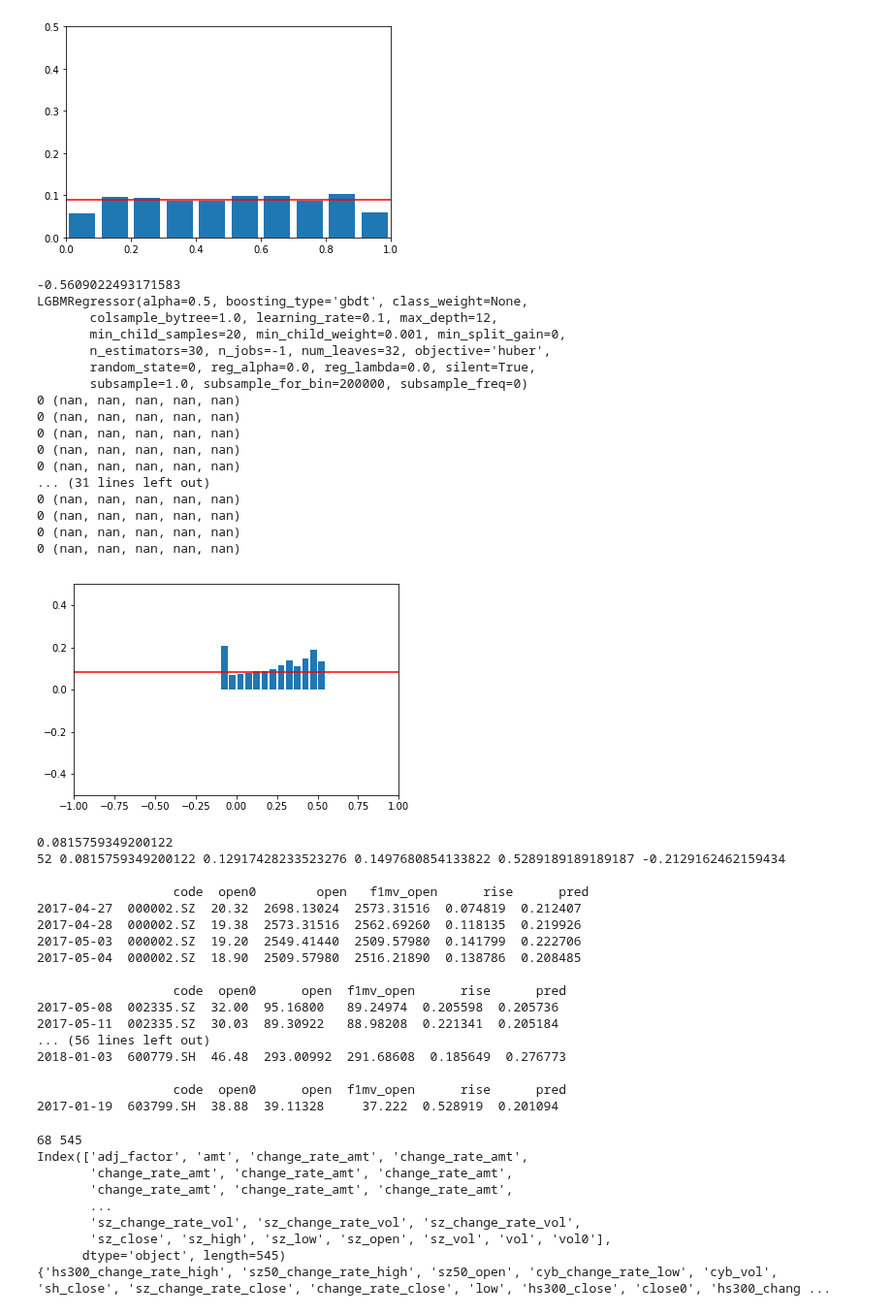
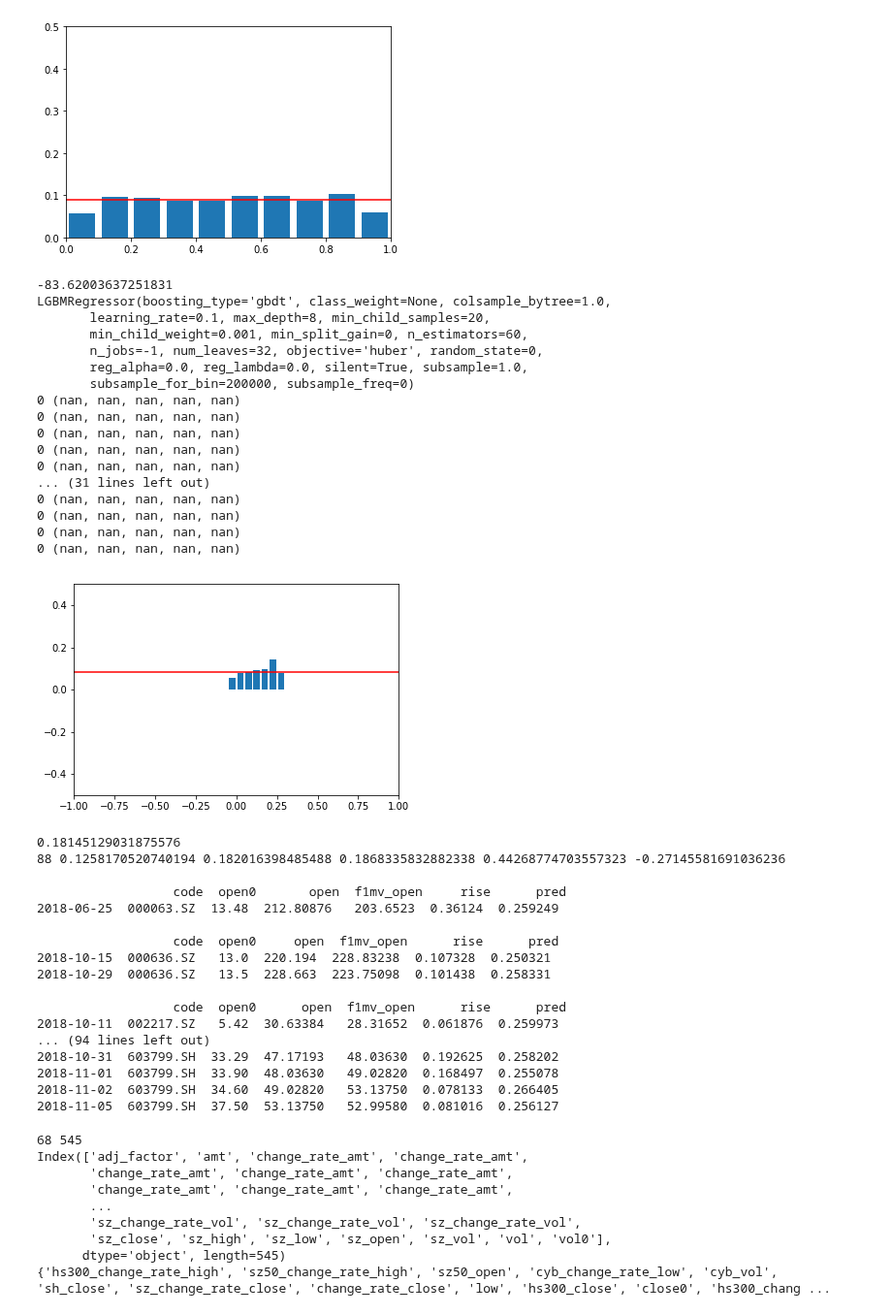
Before and after one commit to Bantorra0/Quant, a Jupyter notebook: test_clf.ipynb, the cells around one changed output. Shown at 97% size. Cells and saved outputs as stored; diff of their text form; code cells hidden in the pictures.

Commit message:
Update and try different objectives and parameters.

```diff
--- a/test_clf.ipynb
+++ b/test_clf.ipynb
@@ -233,17 +233,17 @@ for code, df in df_combined[cond].groupby("code"):
 2017-05-23  603799.SH   42.7  42.9562    42.5035  0.379645  0.730326
 # %%
 
-k = 100
+k = 15
 models["model_l_high_reg"] = lgbm.LGBMRegressor(
-    n_estimators=30, num_leaves=32,
-    max_depth=12,
+    n_estimators=60, num_leaves=32,
+    max_depth=8,
     random_state=0,
     min_child_samples=20,
     min_split_gain=0,
     learning_rate=0.1,
     # min_child_weight=0,
     objective = "huber",
-    alpha = 0.5
+    # alpha = 0.5
     # reg_lambda=1e-5
 )
 # %%
@@ -260,10 +260,5 @@ models["model_l_high_reg"] = lgbm.LGBMRegressor(
 # )
 
 sample_weight = np.abs(Y_train[ycol])
-sample_weight = sample_weight/np.mean(sample_weight)
-
-t1 = time.time()
-models["model_l_high_reg"].fit(X_train, Y_train[ycol],sample_weight=sample_weight)
-# models["model_l_high_reg"].fit(X_train, Y_train[ycol])
-t2 = time.time()
-print(t2-t1)
+sample_weight = sample_weight/np.mean(sample_weight)+1
+# print(sample_weight)
@@ -271,0 +265,8 @@ print(t2-t1)
+# %%
+
+t1 = time.time()
+models["model_l_high_reg"].fit(X_train, k*Y_train[ycol],\
+                                         sample_weight=sample_weight)
+# models["model_l_high_reg"].fit(X_train, Y_train[ycol])
+t2 = time.time()
+print(t2-t1)
@@ -277,9 +280,9 @@ print(models["model_l_high_reg"].score(X_test,Y_test[ycol]))
 53.545000076293945
 # %%
 stacker = lgbm.LGBMClassifier(
-    n_estimators=30, num_leaves=64,
+    n_estimators=60, num_leaves=32,
     scale_pos_weight=1,
-    max_depth=16,
+    max_depth=8,
     random_state=0,
     min_child_samples=20,
     min_split_gain=0.5,
@@ -389,7 +392,7 @@ plt.show()
 12 (0.060183483249202585, 0.03594701038310055, 0.12049318951641502, 0.3700854700854703, -0.10079184002147368)
 [figure]
 # %%
-Y_test_pred_reg ={ycol: models["model_l_high_reg"].predict(X_test)}
+Y_test_pred_reg ={ycol: models["model_l_high_reg"].predict(X_test)/k}
 print(models["model_l_high_reg"].score(X_test,Y_test[ycol]))
 print(models["model_l_high_reg"])
 
@@ -409,44 +412,44 @@ for i in range(-n,n):
     p1 = (i+1)*interval
     cond=(p0 < Y_test_pred_reg[ycol]) & (Y_test_pred_reg[ycol] <=p1)
     cnt1.append(sum(cond))
     y1.append((Y_test[ycol2][cond].mean(), Y_test[ycol2][cond].median(),
                Y_test[ycol2][cond].std(),Y_test[ycol2][cond].max(),Y_test[
                    ycol2][cond].min()))
 for c,p in zip(cnt1,y1):
     print(c,p)
 
 plt.bar(np.arange(-n,n)*interval+interval/2,[mean for mean,_, _,_,_ in y1],
         width=0.8*interval)
 
 x0 = np.arange(-n,n+1)*interval
 y0 = np.ones(x0.shape)* Y_test[ycol2].mean()
 plt.plot(x0,y0,color='r')
 # plt.plot(x,y1,color='r')
 plt.xlim(-1,1)
 plt.ylim(-0.5,0.5)
 plt.show()
 # %% [output]
--0.5609022493171583
-LGBMRegressor(alpha=0.5, boosting_type='gbdt', class_weight=None,
-       colsample_bytree=1.0, learning_rate=0.1, max_depth=12,
-       min_child_samples=20, min_child_weight=0.001, min_split_gain=0,
-       n_estimators=30, n_jobs=-1, num_leaves=32, objective='huber',
-       random_state=0, reg_alpha=0.0, reg_lambda=0.0, silent=True,
-       subsample=1.0, subsample_for_bin=200000, subsample_freq=0)
+-83.62003637251831
+LGBMRegressor(boosting_type='gbdt', class_weight=None, colsample_bytree=1.0,
+       learning_rate=0.1, max_depth=8, min_child_samples=20,
+       min_child_weight=0.001, min_split_gain=0, n_estimators=60,
+       n_jobs=-1, num_leaves=32, objective='huber', random_state=0,
+       reg_alpha=0.0, reg_lambda=0.0, silent=True, subsample=1.0,
+       subsample_for_bin=200000, subsample_freq=0)
 0 (nan, nan, nan, nan, nan)
 0 (nan, nan, nan, nan, nan)
 0 (nan, nan, nan, nan, nan)
 0 (nan, nan, nan, nan, nan)
 0 (nan, nan, nan, nan, nan)
 ... (31 lines left out)
 0 (nan, nan, nan, nan, nan)
 0 (nan, nan, nan, nan, nan)
 0 (nan, nan, nan, nan, nan)
 0 (nan, nan, nan, nan, nan)
-[figure, old version]
+[figure, new version]
 # %%
-cond = Y_test_pred_reg[ycol]>0.2
-print(Y_test[ycol][cond].mean())
+cond = Y_test_pred_reg[ycol]>0.25
+print(Y_test[ycol2][cond].mean())
 print(sum(cond),Y_test[ycol][cond].mean(), Y_test[ycol][cond].median(),Y_test[ycol][cond].std(),Y_test[ycol][cond].max(),Y_test[ycol][cond].min())
 
 df_combined = df_all.loc[test_date_idx][["code","open0","open","f1mv_open"]]
@@ -455,23 +458,23 @@ df_combined["pred"] = Y_test_pred_reg[ycol].copy()
 for code, df in df_combined[cond].groupby("code"):
     print("\n",df)
 # %% [output]
-0.0815759349200122
-52 0.0815759349200122 0.12917428233523276 0.1497680854133822 0.5289189189189187 -0.2129162462159434
+0.18145129031875576
+88 0.1258170520740194 0.182016398485488 0.1868335832882338 0.44268774703557323 -0.27145581691036236
 
-                  code  open0        open   f1mv_open      rise      pred
-2017-04-27  000002.SZ  20.32  2698.13024  2573.31516  0.074819  0.212407
-2017-04-28  000002.SZ  19.38  2573.31516  2562.69260  0.118135  0.219926
-2017-05-03  000002.SZ  19.20  2549.41440  2509.57980  0.141799  0.222706
-2017-05-04  000002.SZ  18.90  2509.57980  2516.21890  0.138786  0.208485
+                  code  open0       open  f1mv_open     rise      pred
+2018-06-25  000063.SZ  13.48  212.80876   203.6523  0.36124  0.259249
+
+                  code  open0     open  f1mv_open      rise      pred
+2018-10-15  000636.SZ   13.0  220.194  228.83238  0.107328  0.250321
+2018-10-29  000636.SZ   13.5  228.663  223.75098  0.101438  0.258331
 
                   code  open0      open  f1mv_open      rise      pred
-2017-05-08  002335.SZ  32.00  95.16800   89.24974  0.205598  0.205736
-2017-05-11  002335.SZ  30.03  89.30922   88.98208  0.221341  0.205184
-... (56 lines left out)
-2018-01-03  600779.SH  46.48  293.00992  291.68608  0.185649  0.276773
-
-                  code  open0      open  f1mv_open      rise      pred
-2017-01-19  603799.SH  38.88  39.11328     37.222  0.528919  0.201094
+2018-10-11  002217.SZ   5.42  30.63384   28.31652  0.061876  0.259973
+... (94 lines left out)
+2018-10-31  603799.SH  33.29  47.17193   48.03630  0.192625  0.258202
+2018-11-01  603799.SH  33.90  48.03630   49.02820  0.168497  0.255078
+2018-11-02  603799.SH  34.60  49.02820   53.13750  0.078133  0.266405
+2018-11-05  603799.SH  37.50  53.13750   52.99580  0.081016  0.256127
 # %%
 print(len(set(X_train.columns)),len(X_train.columns))
 print(X_train.columns)
```
Also changed, not shown: parts of 6 cells of this notebook, 3 other files.
